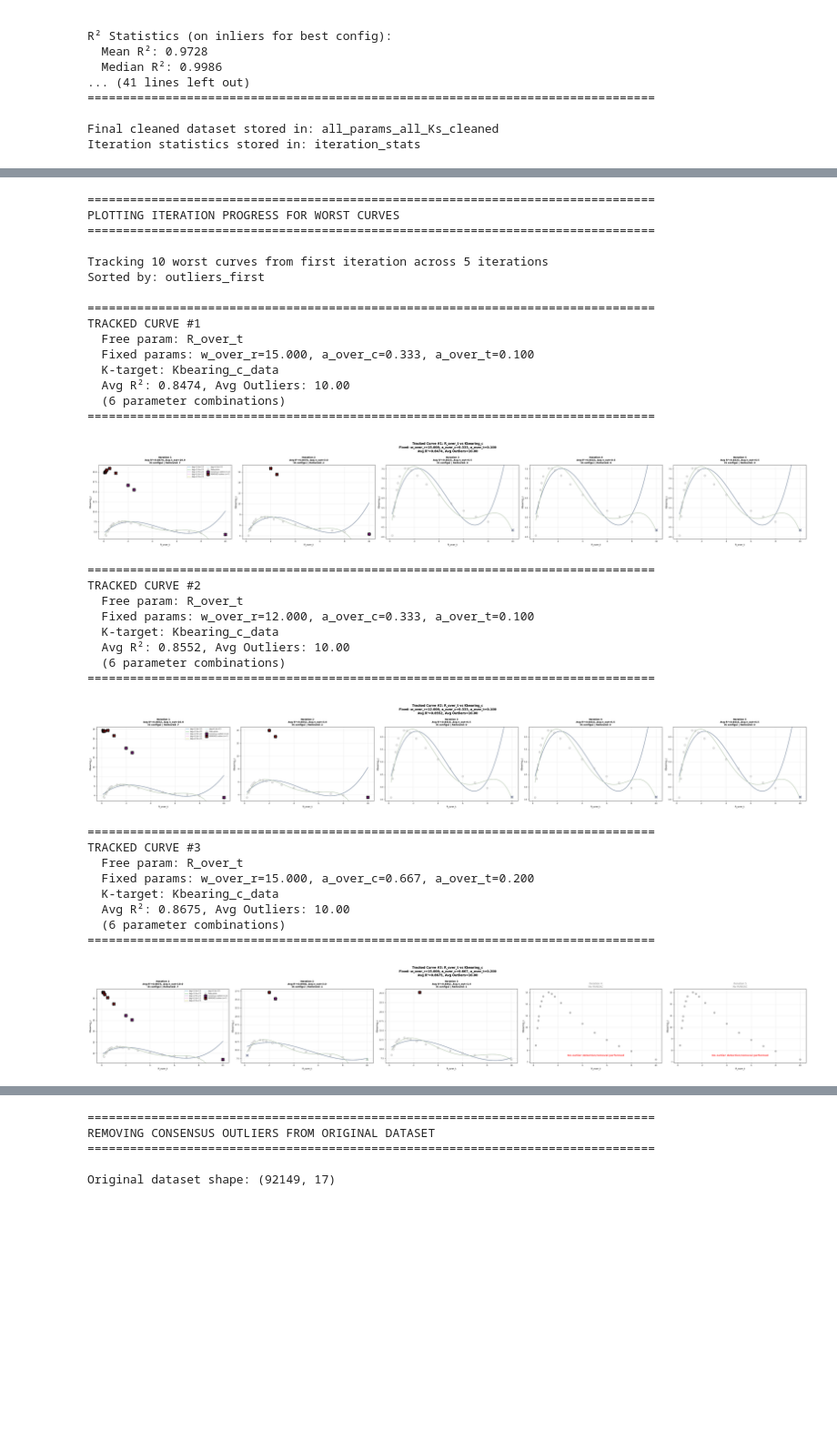
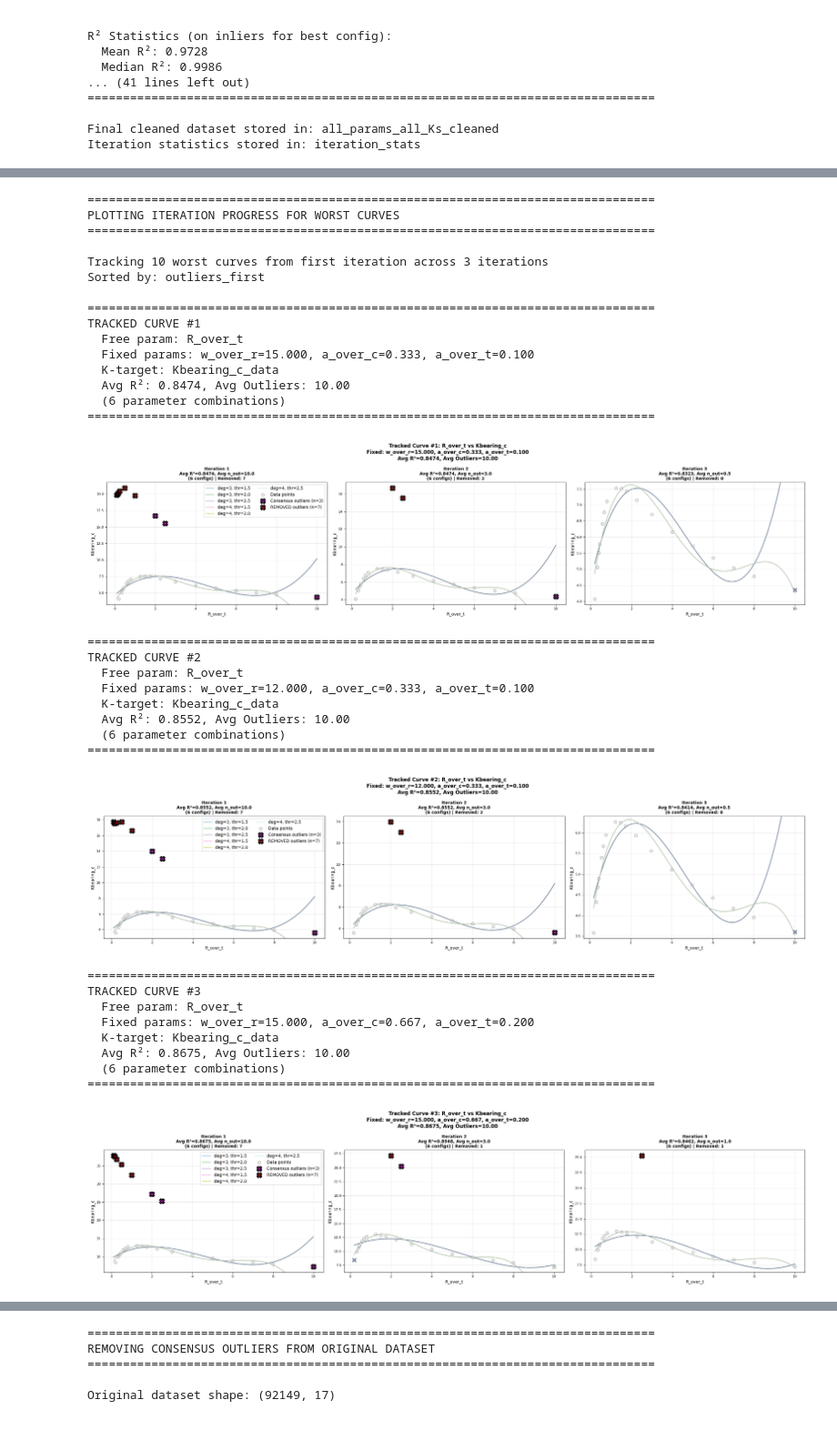
Before and after one commit to ian-hokaj/machine-learning-hole-offset, a Jupyter notebook: data/find_outliers.ipynb, the cells around one changed output, grey strips where cells are left out. Shown at 91% size. Drawn from its saved outputs; the diff is of its cells as text; code cells hidden in the pictures; blank space fills up the shorter version.

```diff
--- a/data/find_outliers.ipynb
+++ b/data/find_outliers.ipynb
@@ -198 +204,7 @@ def build_reduction_dicts_from_array(all_params_all_Ks_with_reference, dataset_i
 #     pickle.dump(reduction_dicts, f)
+# %%
+save_path = "interim_datasets/reduction_dicts_outliers_removed.pkl"
+
+with open(save_path, "wb") as f:
+    pickle.dump(reduction_dicts, f)
+print(f"Saved reduction dict to {save_path}")
@@ -2037,9 +2114,34 @@ print(f"Iteration statistics stored in: iteration_stats")
 import pickle
 with open("iteration_stats_fullset_5iter.pkl", "wb") as f:
     pickle.dump(iteration_stats, f)
+# %%
+# Load the ieration statistics for analysis
+import pickle
+with open("interim_datasets/iteration_stats_fullset_5iter.pkl", "rb") as f:
+    iteration_stats = pickle.load(f)
+
+# Configuration
+LOAD_OUTLIER_DATA_ONLY = False
+N_ITERATIONS = 5  # Number of refinement iterations
+CONSENSUS_THRESHOLD = 0.8  # Fraction of configs that must agree (0.5 = majority)
+REMOVAL_FRACTION = 0.75  # Remove top 75% of consensus outliers per iteration
+MAX_TO_ANALYZE = 33000  # Max curves to analyze per iteration
+N_SKIP = 1  # Analyze every N_SKIP curves
+
+# RANSAC sweep parameters
+MIN_DEGREE = 3
+MAX_DEGREE = 4
+MIN_THRESHOLD = 1.5
+MAX_THRESHOLD = 2.5
+THRESHOLD_STEP = 0.5
+
+# K-targets
+K_TARGETS = ["Kbearing_c_data"]#, "Kbearing_a_data"]
 # %%
 # Plot Iteration Progress for Worst Curves
 # ============================================================================
+
+# iteration_stats = iteration_stats[:3]
 
 print("="*80)
 print("PLOTTING ITERATION PROGRESS FOR WORST CURVES")
@@ -2346,7 +2448,7 @@ else:
                         ax.set_title(f"Iteration {iter_idx+1}\n" +
                                    f"Avg R²={avg_r2:.4f}, Avg n_out={avg_outliers:.1f}\n" +
                                    f"({len(r2_values)} configs) | Removed: {n_removed_this_curve}",
-                                   fontsize=9, weight='bold')
+                                   fontsize=10, weight='bold')
                     else:
                         # No valid configurations
                         ax.scatter(x_sorted, y_sorted, c='gray', s=50, alpha=0.5)
@@ -2369,44 +2471,44 @@ else:
                 ax.set_xlim(x_min, x_max)
                 ax.set_ylim(y_min, y_max)
 
-                ax.set_xlabel(free_param_name, fontsize=9)
-                ax.set_ylabel(k_target.replace('_data', ''), fontsize=9)
+                ax.set_xlabel(free_param_name, fontsize=10)
+                ax.set_ylabel(k_target.replace('_data', ''), fontsize=10)
                 ax.grid(True, alpha=0.3)
                 ax.tick_params(labelsize=8)
 
                 # Add legend only for first iteration (and make it smaller)
                 if iter_idx == 0:
-                    ax.legend(fontsize=6, loc='best', ncol=2)
+                    ax.legend(fontsize=10, loc='best', ncol=2)
 
             # Overall title
             fig.suptitle(f"Tracked Curve #{track_idx+1}: {free_param_name} vs {k_target.replace('_data', '')}\n" +
                         f"Fixed: {', '.join([f'{k}={v:.3f}' for k, v in fixed_params.items()])}\n" +
                         f"Avg R²={worst_curve['avg_r2']:.4f}, Avg Outliers={worst_curve['avg_outliers']:.2f}",
                         fontsize=12, weight='bold')
 
             plt.tight_layout()
             plt.show()
 
         print(f"\n{'='*80}")
         print(f"Plotted {num_to_track} tracked curves across {len(iteration_stats)} iterations")
         print(f"{'='*80}")
 # %% [output]
 ================================================================================
 PLOTTING ITERATION PROGRESS FOR WORST CURVES
 ================================================================================
 
-Tracking 10 worst curves from first iteration across 5 iterations
+Tracking 10 worst curves from first iteration across 3 iterations
 Sorted by: outliers_first
 
 ================================================================================
 TRACKED CURVE #1
   Free param: R_over_t
   Fixed params: w_over_r=15.000, a_over_c=0.333, a_over_t=0.100
   K-target: Kbearing_c_data
   Avg R²: 0.8474, Avg Outliers: 10.00
   (6 parameter combinations)
 ================================================================================
-[figure, old version]
+[figure, new version]
 ================================================================================
 TRACKED CURVE #2
   Free param: R_over_t
@@ -2415,7 +2517,7 @@ TRACKED CURVE #2
   Avg R²: 0.8552, Avg Outliers: 10.00
   (6 parameter combinations)
 ================================================================================
-[figure, old version]
+[figure, new version]
 ================================================================================
 TRACKED CURVE #3
   Free param: R_over_t
@@ -2424,7 +2526,7 @@ TRACKED CURVE #3
   Avg R²: 0.8675, Avg Outliers: 10.00
   (6 parameter combinations)
 ================================================================================
-[figure, old version]
+[figure, new version]
 ================================================================================
 TRACKED CURVE #4
   Free param: R_over_t
```
Also changed, not shown: parts of 10 cells of this notebook, 17 other files.
